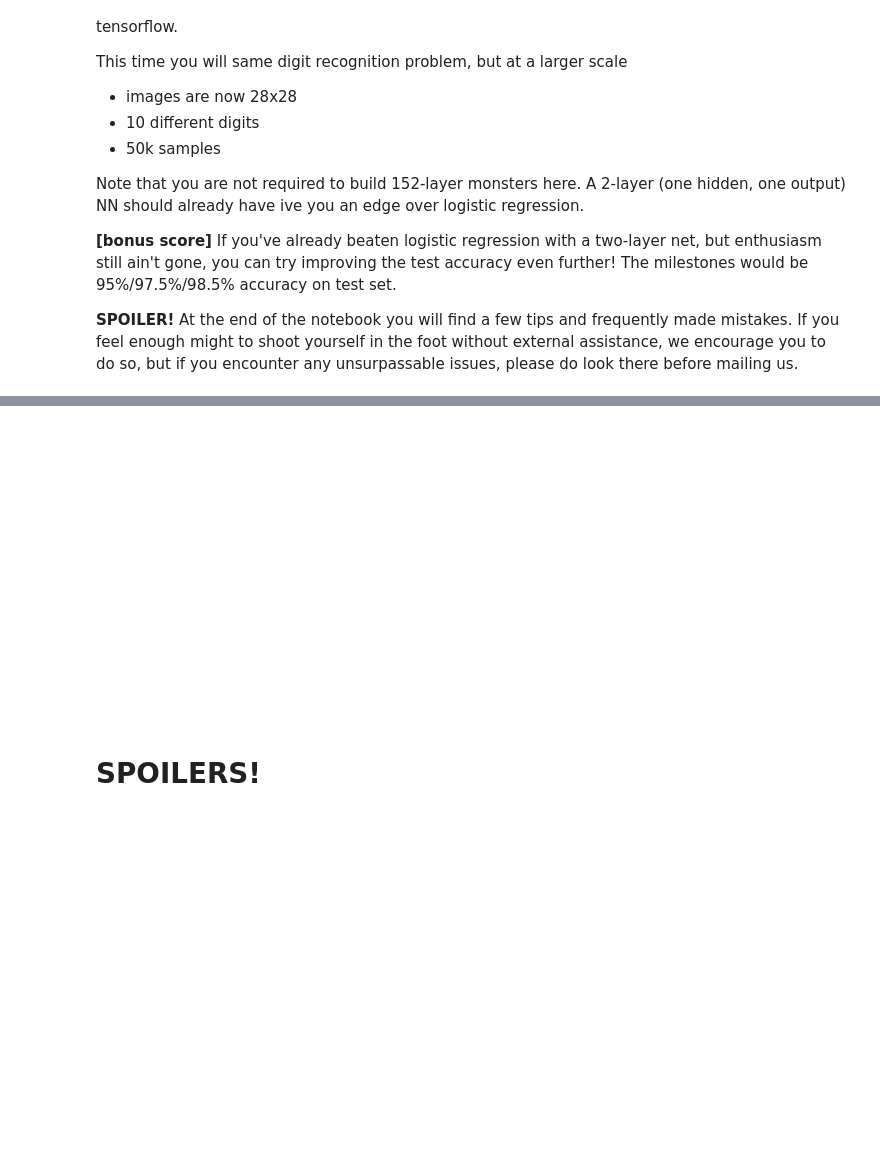
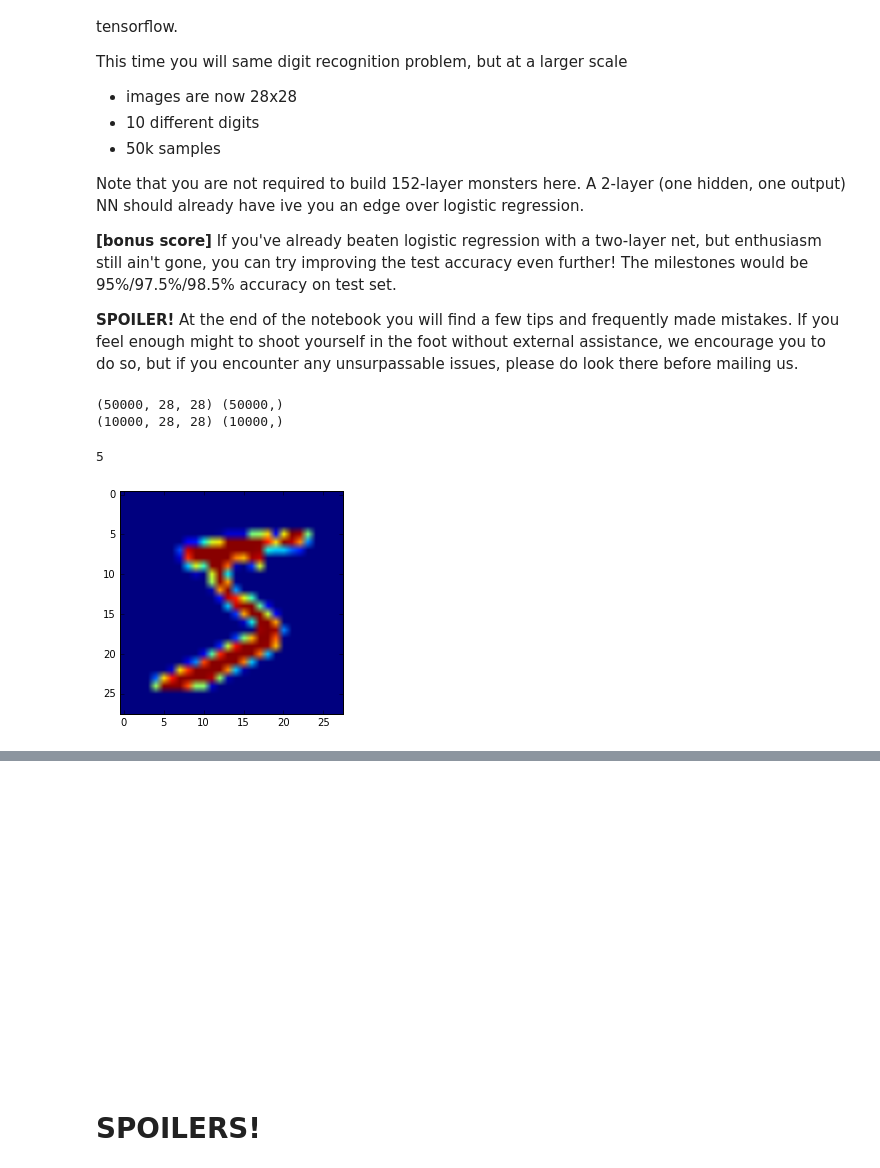
Before and after one commit to PhilippeW83440/Reinforcement-Learning, a Jupyter notebook: coursera-PratcticalRL/W1/recap_tensorflow.ipynb, the cells around one changed output, grey strips where cells are left out. Drawn from its saved outputs; the diff is of its cells as text; code cells hidden in the pictures; blank space fills up the shorter version.

Commit message:
W1 recap_tensorflow 10-classes logistic regression on full mnist

```diff
--- a/coursera-PratcticalRL/W1/recap_tensorflow.ipynb
+++ b/coursera-PratcticalRL/W1/recap_tensorflow.ipynb
@@ -671,7 +671,8 @@ If you've already beaten logistic regression with a two-layer net, but enthusias
 __SPOILER!__
 At the end of the notebook you will find a few tips and frequently made mistakes. If you feel enough might to shoot yourself in the foot without external assistance, we encourage you to do so, but if you encounter any unsurpassable issues, please do look there before mailing us.
 # %%
-from mnist import load_dataset
+#from mnist import load_dataset
+from preprocessed_mnist import load_dataset
 
 #[down]loading the original MNIST dataset.
 #Please note that you should only train your NN on _train sample,
@@ -679,6 +680,14 @@ from mnist import load_dataset
 # _test should be hidden under a rock untill final evaluation... But we both know it is near impossible to catch you evaluating on it.
 X_train,y_train,X_val,y_val,X_test,y_test = load_dataset()
 
-print (X_train.shape,y_train.shape)
+print (X_train.shape, y_train.shape)
+print (X_test.shape, y_test.shape)
+# %% [output]
+(50000, 28, 28) (50000,)
+(10000, 28, 28) (10000,)
 # %%
-plt.imshow(X_train[0,0])
+plt.imshow(X_train[0])
+print(y_train[0])
+# %% [output]
+5
+[figure, added]
```
Also changed, not shown: parts of 12 cells of this notebook, 1 other file.
